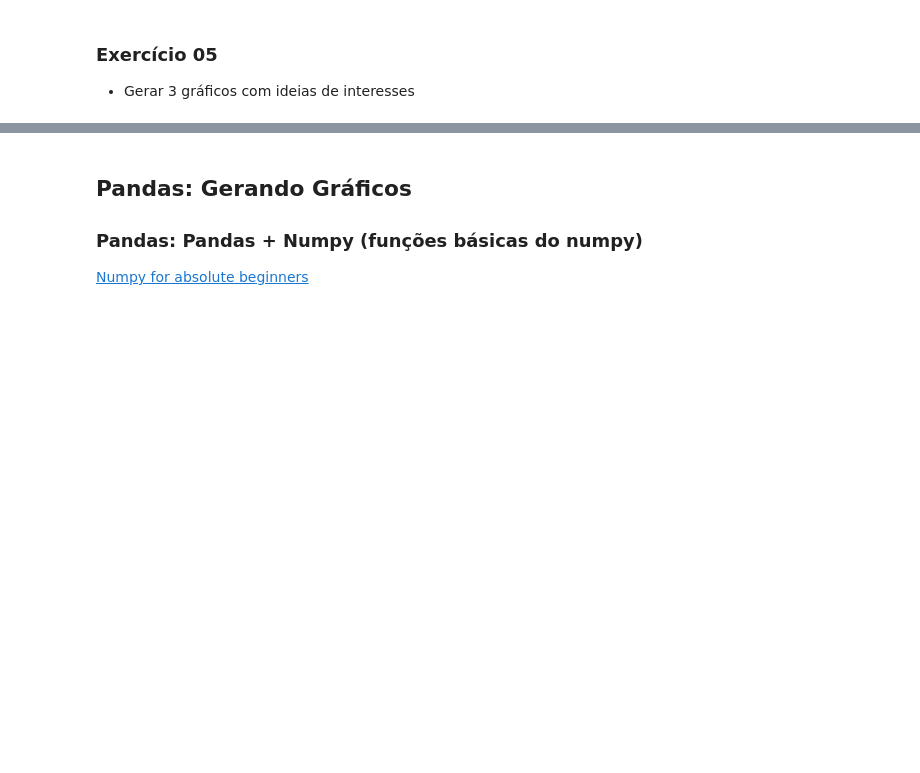
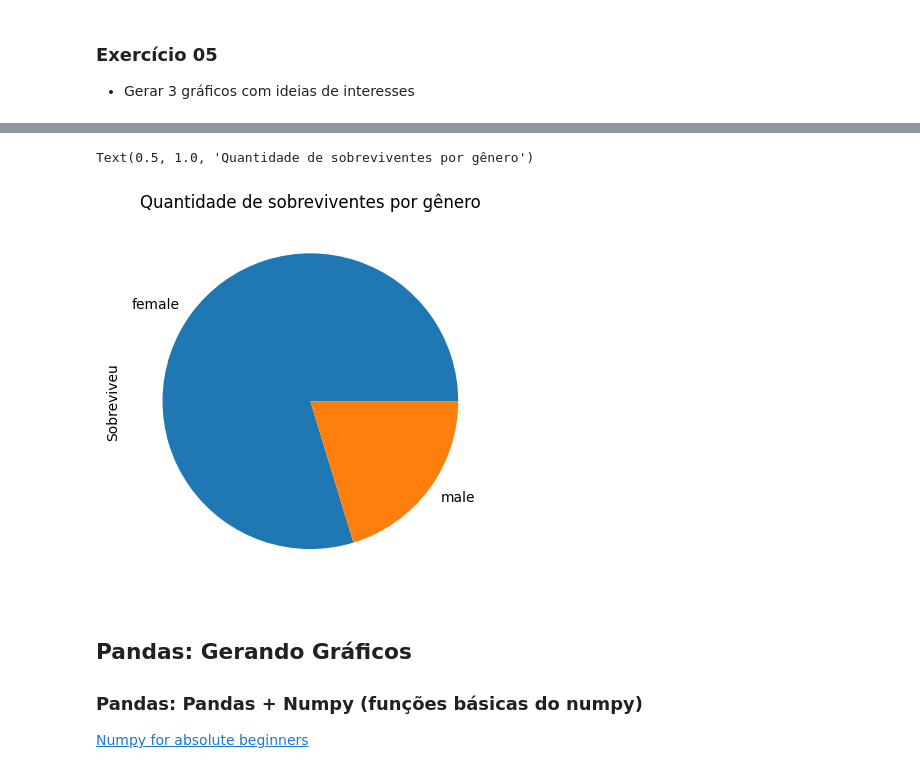
Before and after one commit to reprograma/on26-python-s12-pandas-numpy-II, a Jupyter notebook: material/aula_s12.ipynb, the cells around one changed output, grey strips where cells are left out. Drawn from its saved outputs; the diff is of its cells as text; code cells hidden in the pictures; blank space fills up the shorter version.

```diff
--- a/material/aula_s12.ipynb
+++ b/material/aula_s12.ipynb
@@ -313,3 +653,10 @@ plt.title('Distribuição de Idade')
+# %%
+df_plot.plot(kind = 'pie')
+
+plt.title('Quantidade de sobreviventes por gênero')
+# %% [output]
+Text(0.5, 1.0, 'Quantidade de sobreviventes por gênero')
+[figure, added]
 # %% [markdown]
 ## Pandas: Gerando Gráficos
 
```
Also changed, not shown: parts of 49 cells of this notebook, 2 other files.
